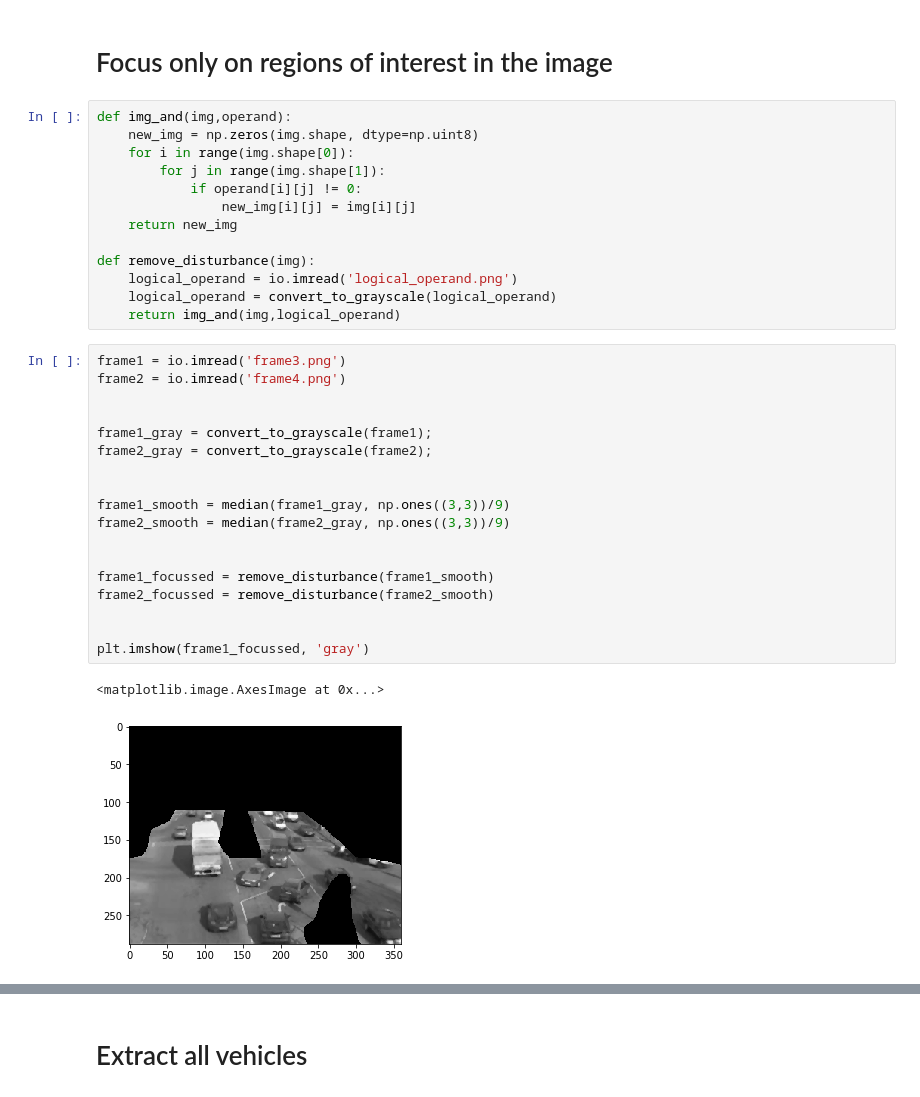
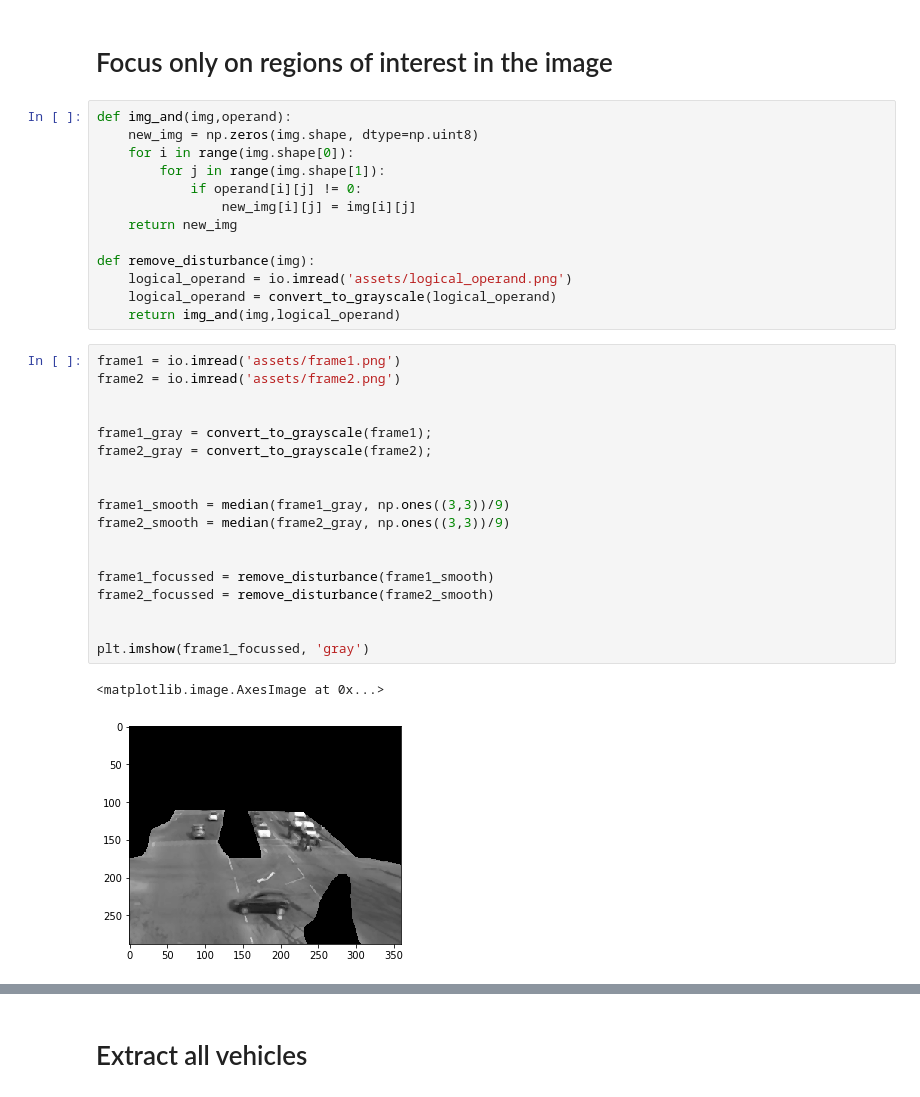
Before and after one commit to Ali-Amin/realtime-smart-traffic-control-system, a Jupyter notebook: main.ipynb, the cells around one changed output, grey strips where cells are left out. Cells and saved outputs as stored; diff of their text form.

```diff
--- a/main.ipynb
+++ b/main.ipynb
@@ -39,30 +40,30 @@ def img_and(img,operand):
     return new_img
 
 def remove_disturbance(img):
-    logical_operand = io.imread('logical_operand.png')
+    logical_operand = io.imread('assets/logical_operand.png')
     logical_operand = convert_to_grayscale(logical_operand)
     return img_and(img,logical_operand)
 # %%
-frame1 = io.imread('frame3.png')
-frame2 = io.imread('frame4.png')
+frame1 = io.imread('assets/frame1.png')
+frame2 = io.imread('assets/frame2.png')
 
 
 frame1_gray = convert_to_grayscale(frame1);
 frame2_gray = convert_to_grayscale(frame2);
 
 
 frame1_smooth = median(frame1_gray, np.ones((3,3))/9)
 frame2_smooth = median(frame2_gray, np.ones((3,3))/9)
 
 
 frame1_focussed = remove_disturbance(frame1_smooth)
 frame2_focussed = remove_disturbance(frame2_smooth)
 
 
 plt.imshow(frame1_focussed, 'gray')
 # %% [output]
 <matplotlib.image.AxesImage at 0x...>
-[figure, old version]
+[figure, new version]
 # %%
 def frame_difference(f1,f2):
     result = np.zeros(f1.shape, dtype=np.uint8)
```
Also changed, not shown: parts of 9 cells of this notebook, 9 other files.
